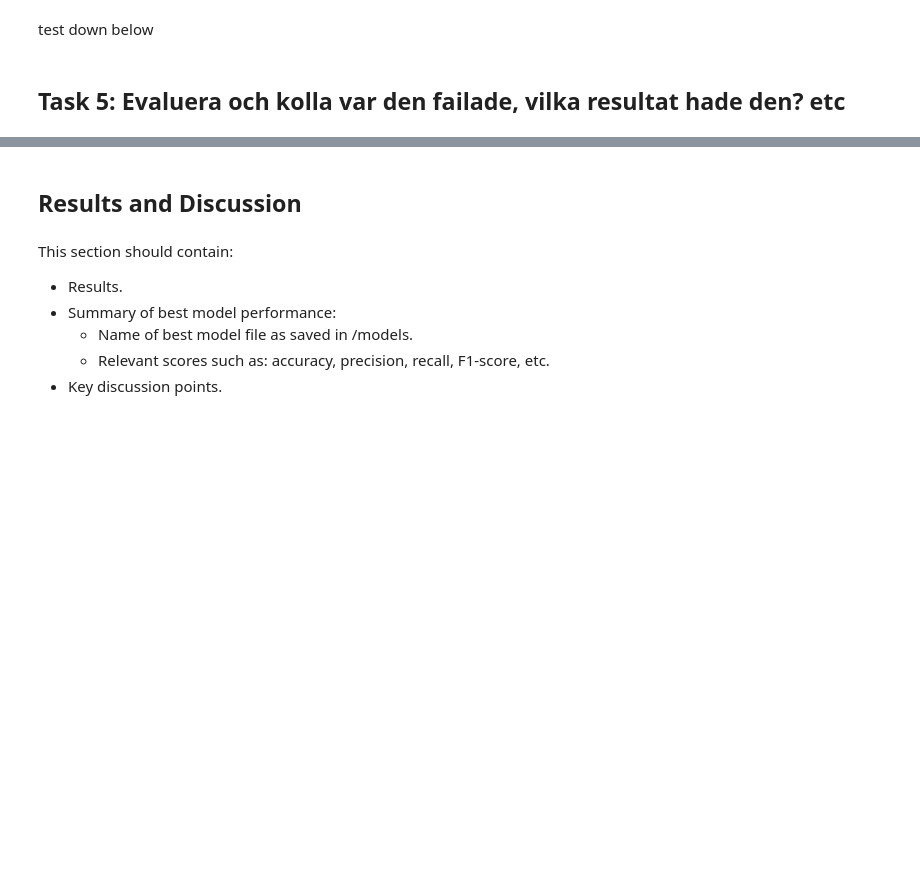
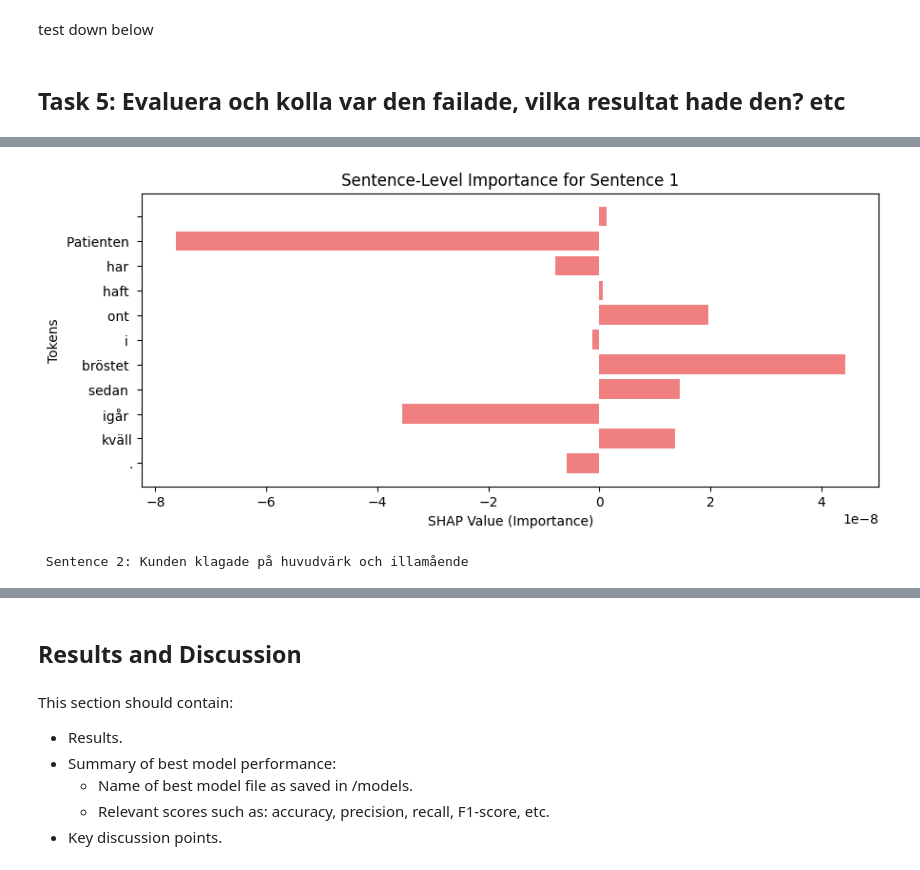
Before and after one commit to Shayanpd/Group-Project-CM1001---Named-Entity-Recognition--NER-, a Jupyter notebook: submission_example/firstname_lastname_assingment1.ipynb, the cells around one changed output, grey strips where cells are left out. Saved outputs shown, nothing was run; the diff lists cells and outputs as text; code cells hidden in the pictures; blank space fills up the shorter version.

```diff
--- a/submission_example/firstname_lastname_assingment1.ipynb
+++ b/submission_example/firstname_lastname_assingment1.ipynb
@@ -363,0 +384,13 @@ test down below
+# %%
+### Step 5: Extract Attention Weights
+# Define a sample sentence for visualization
+sample_text = "Exempelmening om medicinska tillstånd."
+inputs = tokenizer(sample_text, return_tensors="pt")
+outputs = model(**inputs, output_attentions=True)
+
+# Extract attention weights
+attentions = outputs.attentions  # Tuple of layers
+print(f"{len(attentions)} layers of attention extracted.")
+
+# Visualize attention using bertviz
+head_view(attentions, tokenizer.convert_ids_to_tokens(inputs['input_ids'][0]))
@@ -363,0 +403,65 @@ test down below
+# %%
+import shap
+import torch
+import torch.nn.functional as F
+import numpy as np
+import matplotlib.pyplot as plt
+
+def model_wrapper(texts):
+    """Wraps the model to take raw text, tokenize it, and return sentence-level probabilities."""
+
+    # Convert numpy array to list if needed
+    if isinstance(texts, np.ndarray):
+        texts = texts.tolist()
+
+    inputs = tokenizer(texts, return_tensors="pt", truncation=True, max_length=512, padding=True)
+
+    with torch.no_grad():
+        logits = model(**inputs).logits  # Shape: (batch_size, sequence_length, num_classes)
+
+        # Collapse token-level logits to sentence-level (max over sequence)
+        sentence_logits = logits.max(dim=1).values  # Shape: (batch_size, num_classes)
+
+        # Convert logits to probabilities
+        probs = F.softmax(sentence_logits, dim=-1)  # Shape: (batch_size, num_classes)
+
+    # Return sentence-level probabilities (for multi-class classification)
+    return probs.numpy()  # Shape: (batch_size, num_classes)
+
+def shap_analysis(sentences):
+    """Applies SHAP to visualize sentence-level importance for multiple sentences."""
+
+    # Ensure sentences is a list
+    if isinstance(sentences, str):
+        sentences = [sentences]
+
+    # ✅ FIX: Add a masker for text input
+    explainer = shap.Explainer(model_wrapper, shap.maskers.Text(tokenizer))
+    shap_values = explainer(sentences)  # Explain multiple sentences
+
+    for i, sentence in enumerate(sentences):
+        print(f"\n Sentence {i+1}: {sentence}")
+        shap.plots.text(shap_values[i])  # Show SHAP visualization per sentence
+
+        # Extract SHAP values (sentence-level)
+        sentence_importance = shap_values.values[i].sum(axis=-1)  # Sum across all classes for sentence-level importance
+        tokens = shap_values.data[i]  # Extract tokens
+
+        # Plot sentence-level importance
+        plt.figure(figsize=(10, 4))
+        plt.barh(tokens, sentence_importance, color="lightcoral")
+        plt.xlabel("SHAP Value (Importance)")
+        plt.ylabel("Tokens")
+        plt.title(f"Sentence-Level Importance for Sentence {i+1}")
+        plt.gca().invert_yaxis()
+        plt.show()
+
+# === TEST THE FIX ===
+test_sentences = [
+    "Patienten har haft ont i bröstet sedan igår kväll.",
+    "Kunden klagade på huvudvärk och illamående",
+    "Han klagar på smärtor i ryggen och stelhet efter att ha suttit länge.",
+]
+
+shap_analysis(test_sentences)
+# %% [output]
@@ -363,0 +470,2 @@ test down below
+[figure, added]
+ Sentence 2: Kunden klagade på huvudvärk och illamående
```
Also changed, not shown: parts of 6 cells of this notebook, 1 other file.
